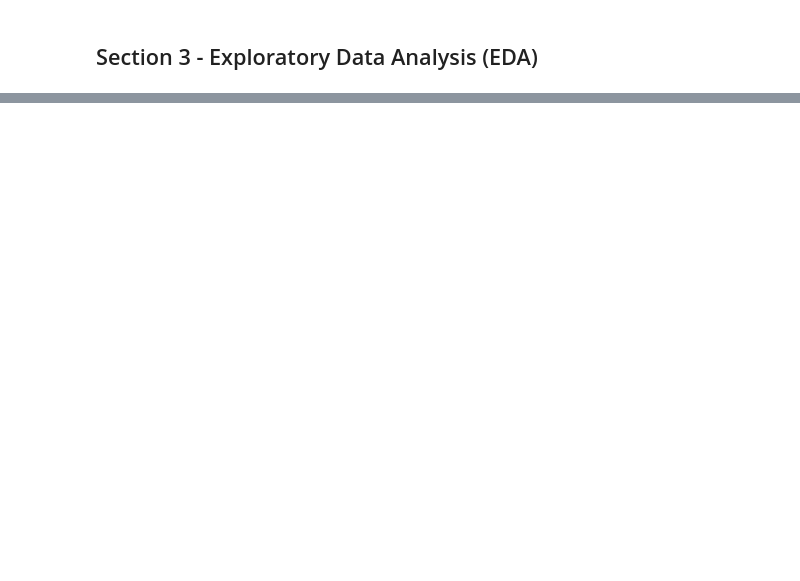
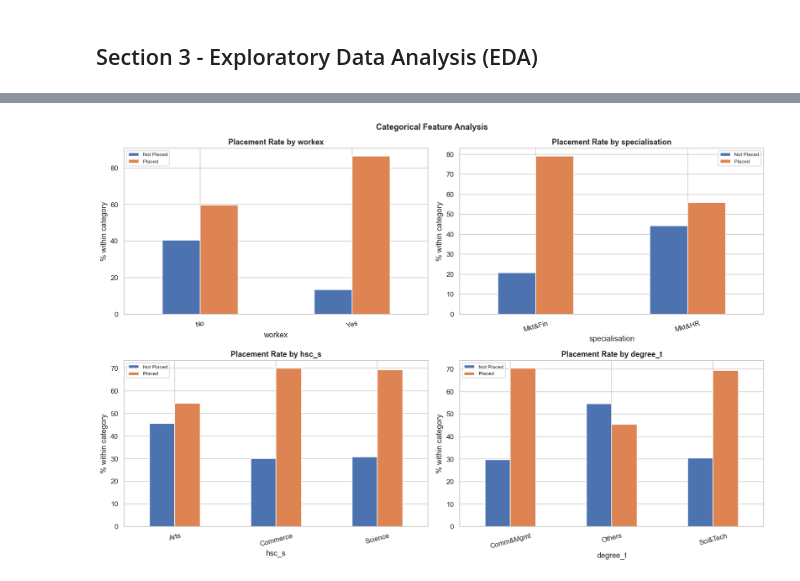
Before and after one commit to himanshu-jadhav108/Student-Placement-Predictor, a Jupyter notebook: Notebook/notebook.ipynb, the cells around one changed output, grey strips where cells are left out. Cells and saved outputs as stored; diff of their text form; code cells hidden in the pictures; blank space fills up the shorter version.

```diff
--- a/Notebook/notebook.ipynb
+++ b/Notebook/notebook.ipynb
@@ -132,0 +194,30 @@ Placement Rate: 68.8%
+# %%
+# 3.3 Numeric feature Distribution by Placement
+
+num_feats = ['ssc_p', 'hsc_p', 'degree_p', 'etest_p', 'mba_p']
+fig, axes = plt.subplots(2, 3, figsize=(18, 10))
+axes = axes.flatten()
+palette = {'Placed': '#4c72b0', 'Not Placed': '#dd8452'}
+
+for i, feat in enumerate(num_feats):
+    for label, color in palette.items():
+        subset = df[df['status'] == label][feat]
+        axes[i].hist(subset, bins=20, alpha=0.6, color=color, label=label, edgecolor='white')
+        axes[i].axvline(subset.mean(), color=color, linestyle='dashed', linewidth=2)
+    axes[i].set_title(f"{feat} Distribution by Placement", fontweight='bold')
+    axes[i].set_xlabel(feat, fontweight='bold')
+    axes[i].set_ylabel("Count", fontweight='bold')
+    axes[i].legend(fontsize=8)
+axes[-1].axis('off')
+plt.suptitle("Numeric Feature Distributions by Placement Status", fontsize=16, fontweight='bold')
+plt.tight_layout(); plt.show()
+
+# Placement by gender
+
+gender_cross = pd.crosstab(df['gender'], df['status'], normalize='index') * 100
+gender_cross.plot(kind='bar', stacked=True, color=colors, edgecolor='white', figsize=(8, 5), width=0.4, rot=0)
+axes[5].set_title("Placement by Gender", fontweight="bold")
+axes[5].legend(title="Placement Status", fontsize=8)
+
+plt.suptitle("Numeric Features Vs. Placement Outcome", fontsize=16, fontweight='bold')
+plt.tight_layout(); plt.show()
@@ -132,0 +227,17 @@ Placement Rate: 68.8%
+# %%
+# 3.4 Categorical Features Vs. Placement
+
+cat_feats = ['workex','specialisation','hsc_s','degree_t']
+fig, axes = plt.subplots(2, 2, figsize=(15, 10))
+
+for ax, feat in zip(axes.flatten(), cat_feats):
+    ct = pd.crosstab(df[feat], df['status'], normalize='index') * 100
+    ct.plot(kind='bar', ax=ax, color=colors, edgecolor='white', rot=15)
+    ax.set_title(f'Placement Rate by {feat}', fontweight='bold')
+    ax.set_ylabel('% within category')
+    ax.legend(fontsize=8)
+
+plt.suptitle('Categorical Feature Analysis', fontsize=13, fontweight='bold')
+plt.tight_layout(); plt.show()
+# %% [output]
+[figure, added]
```
Also changed, not shown: parts of 4 cells of this notebook.
